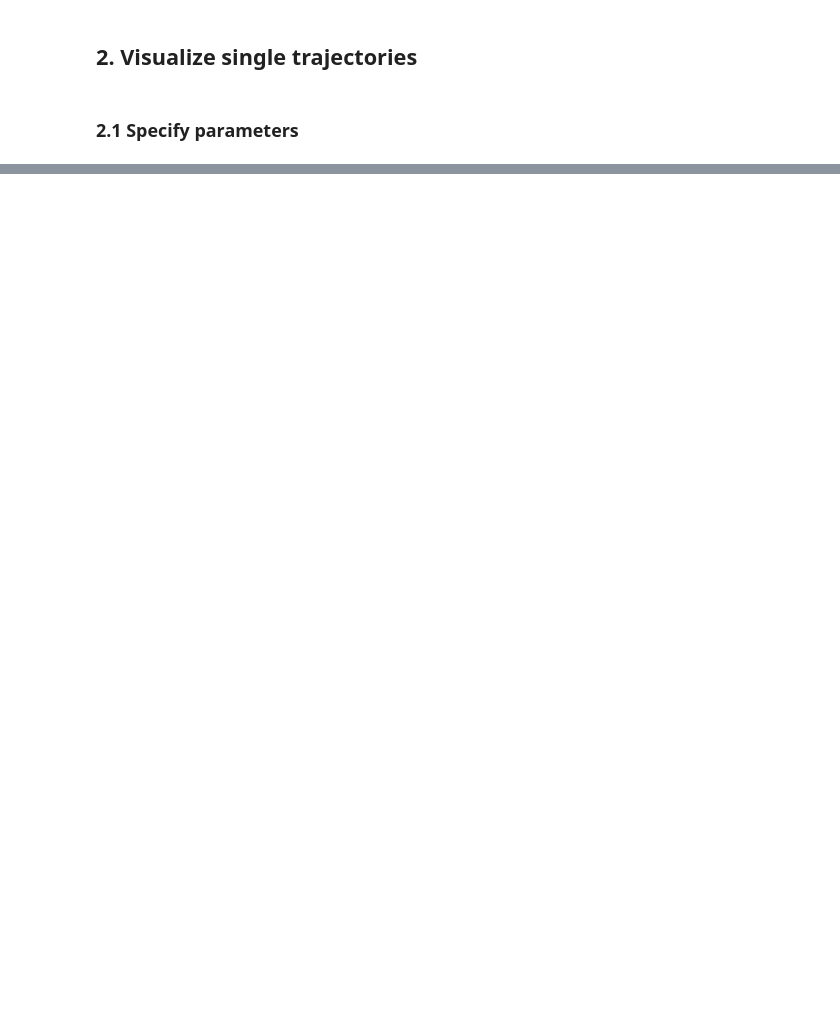
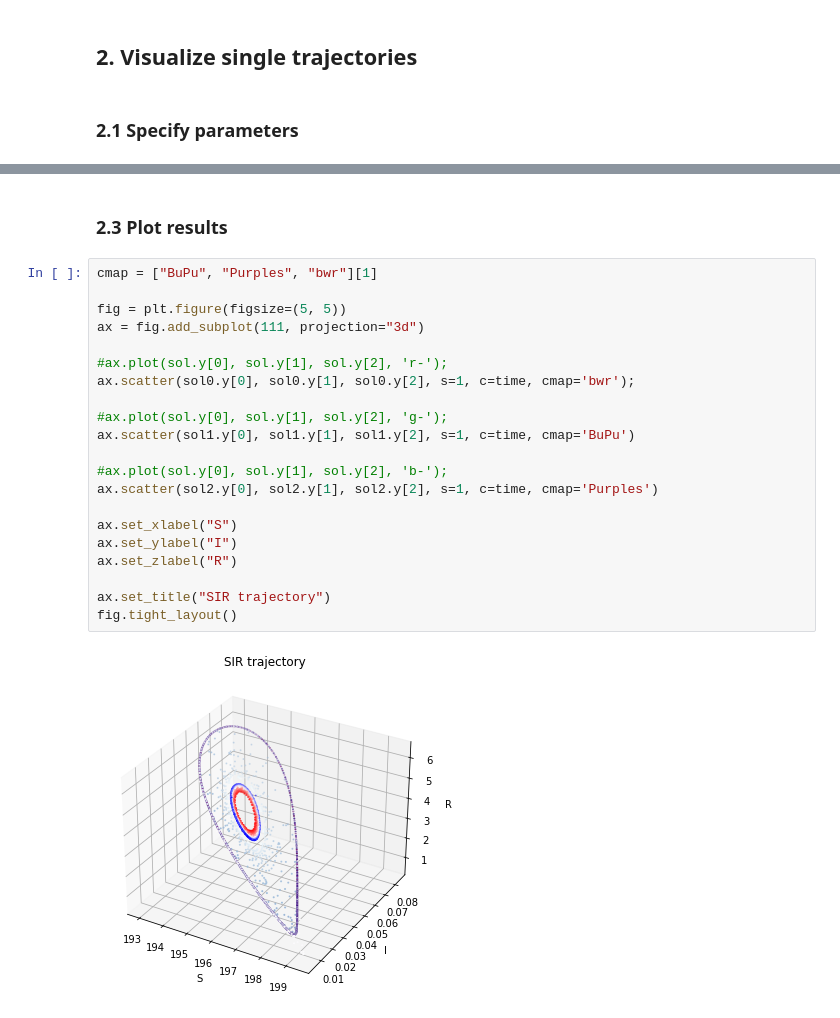
Before and after one commit to sonmikrafft-uni-MLCMS/ex3, a Jupyter notebook: task_5.ipynb, the cells around one changed output, grey strips where cells are left out. Saved outputs shown, nothing was run; the diff lists cells and outputs as text; blank space fills up the shorter version.

```diff
--- a/task_5.ipynb
+++ b/task_5.ipynb
@@ -191,3 +166,28 @@ fig.tight_layout()
+# %% [markdown]
+### 2.3 Plot results
+# %%
+cmap = ["BuPu", "Purples", "bwr"][1]
+
+fig = plt.figure(figsize=(5, 5))
+ax = fig.add_subplot(111, projection="3d")
+
+#ax.plot(sol.y[0], sol.y[1], sol.y[2], 'r-');
+ax.scatter(sol0.y[0], sol0.y[1], sol0.y[2], s=1, c=time, cmap='bwr');
+
+#ax.plot(sol.y[0], sol.y[1], sol.y[2], 'g-');
+ax.scatter(sol1.y[0], sol1.y[1], sol1.y[2], s=1, c=time, cmap='BuPu')
+
+#ax.plot(sol.y[0], sol.y[1], sol.y[2], 'b-');
+ax.scatter(sol2.y[0], sol2.y[1], sol2.y[2], s=1, c=time, cmap='Purples')
+
+ax.set_xlabel("S")
+ax.set_ylabel("I")
+ax.set_zlabel("R")
+
+ax.set_title("SIR trajectory")
+fig.tight_layout()
+# %% [output]
+[figure, added]
 # %% [markdown]
 ### Subtask 3
 (see page 1675 of [5])
```
Also changed, not shown: parts of 8 cells of this notebook.
